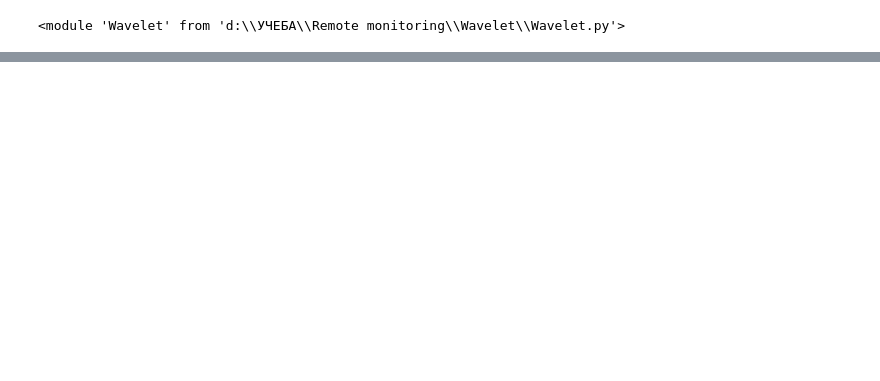
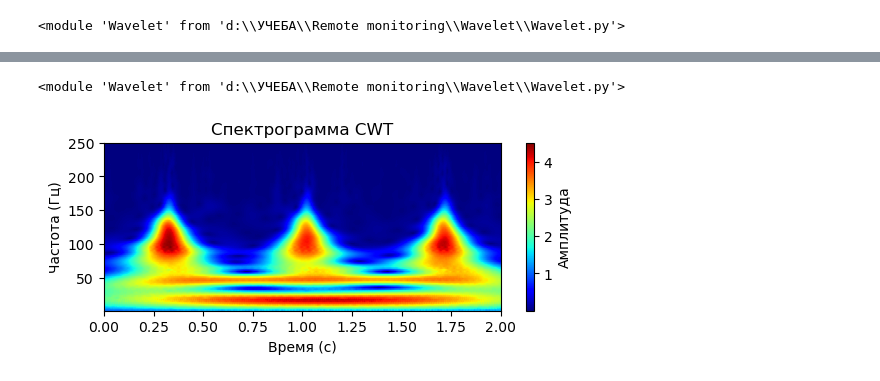
Before and after one commit to ArtikBoom3007/RemoteMonitoring, a Jupyter notebook: Wavelet/Example.ipynb, the cells around one changed output, grey strips where cells are left out. Cells and saved outputs as stored; diff of their text form; code cells hidden in the pictures; blank space fills up the shorter version.

```diff
--- a/Wavelet/Example.ipynb
+++ b/Wavelet/Example.ipynb
@@ -45,0 +47,4 @@ wt.show_spectr(6)
+# %%
+reload(wt)
+# %% [output]
+<module 'Wavelet' from 'd:\\УЧЕБА\\Remote monitoring\\Wavelet\\Wavelet.py'>
@@ -45,0 +53,4 @@ wt.show_spectr(6)
+# %%
+wt.show_spectr()
+# %% [output]
+[figure, added]
```
Also changed, not shown: parts of 11 cells of this notebook, 5 other files.
